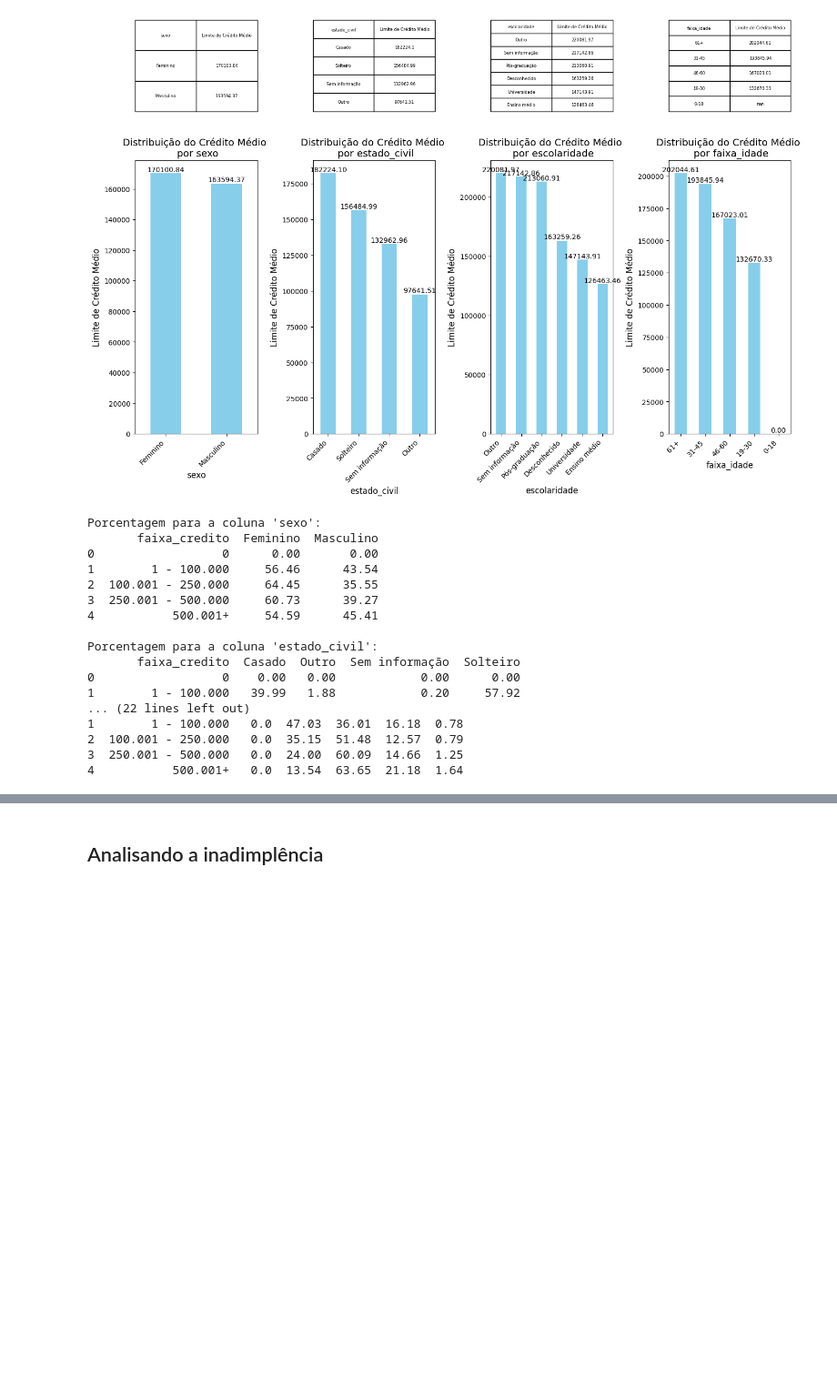
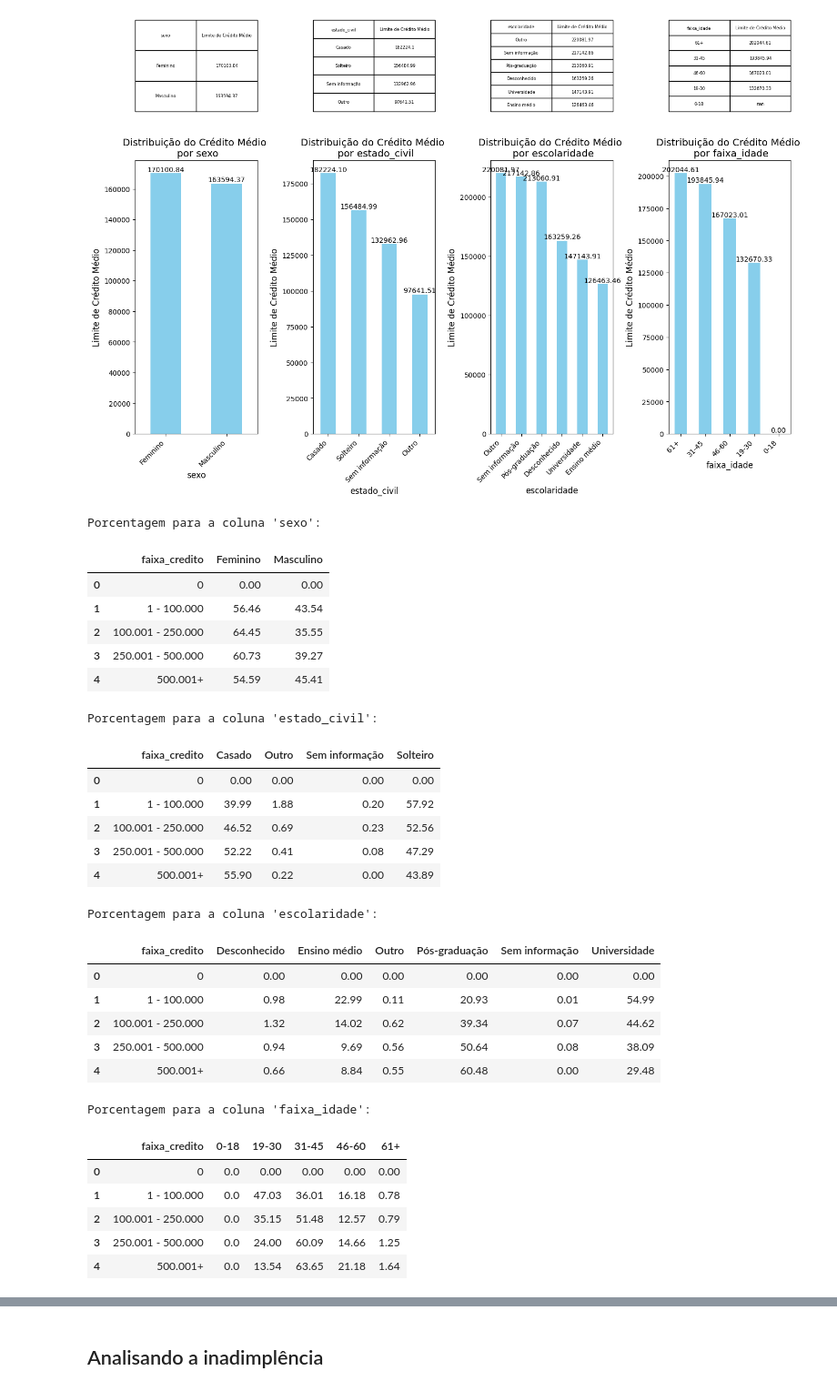
Before and after one commit to santander-coders-1175/logica-de-programacao1, a Jupyter notebook: notebooks/project.ipynb, the cells around one changed output, grey strips where cells are left out. Shown at 91% size. Drawn from its saved outputs; the diff is of its cells as text; code cells hidden in the pictures; blank space fills up the shorter version.

```diff
--- a/notebooks/projeto.ipynb
+++ b/notebooks/project.ipynb
@@ -625,40 +646,50 @@ plt.show()
 # %%
 # Criar um dicionário para armazenar os DataFrames de contagem
 contagem_por_faixa_credito_dict = {}
 
 # Loop para analisar cada coluna
 for coluna in colunas_para_analise:
     # Agrupar por 'Faixa de Crédito' e contar a quantidade das variáveis da coluna atual
-    contagem = (credit_df.groupby('faixa_credito')[coluna]
+    contagem = (credit_df.groupby('faixa_credito', observed=False)[coluna]
                 .value_counts(normalize=True)*100).unstack(fill_value=0).round(2)
 
     # Renomear colunas para mais clareza, se desejar
     contagem.columns.name = None
     contagem = contagem.reset_index()
 
     # Adicionar o DataFrame ao dicionário
     contagem_por_faixa_credito_dict[coluna] = contagem
 
 # Exibir os DataFrames resultantes
 for coluna, contagem in contagem_por_faixa_credito_dict.items():
     print(f"Porcentagem para a coluna '{coluna}':")
-    print(contagem)
-    print()
+    display(contagem)
 # %% [output]
 Porcentagem para a coluna 'sexo':
-       faixa_credito  Feminino  Masculino
-0                  0      0.00       0.00
-1        1 - 100.000     56.46      43.54
-2  100.001 - 250.000     64.45      35.55
-3  250.001 - 500.000     60.73      39.27
-4           500.001+     54.59      45.41
-
-Porcentagem para a coluna 'estado_civil':
-       faixa_credito  Casado  Outro  Sem informação  Solteiro
-0                  0    0.00   0.00            0.00      0.00
-1        1 - 100.000   39.99   1.88            0.20     57.92
-... (22 lines left out)
-1        1 - 100.000   0.0  47.03  36.01  16.18  0.78
-2  100.001 - 250.000   0.0  35.15  51.48  12.57  0.79
-3  250.001 - 500.000   0.0  24.00  60.09  14.66  1.25
-4           500.001+   0.0  13.54  63.65  21.18  1.64
+|  | faixa_credito | Feminino | Masculino |
+| 0 | 0 | 0.00 | 0.00 |
+| 1 | 1 - 100.000 | 56.46 | 43.54 |
+| 2 | 100.001 - 250.000 | 64.45 | 35.55 |
+| 3 | 250.001 - 500.000 | 60.73 | 39.27 |
+| 4 | 500.001+ | 54.59 | 45.41 |
+Porcentagem para a coluna 'estado_civil':
+|  | faixa_credito | Casado | Outro | Sem informação | Solteiro |
+| 0 | 0 | 0.00 | 0.00 | 0.00 | 0.00 |
+| 1 | 1 - 100.000 | 39.99 | 1.88 | 0.20 | 57.92 |
+| 2 | 100.001 - 250.000 | 46.52 | 0.69 | 0.23 | 52.56 |
+| 3 | 250.001 - 500.000 | 52.22 | 0.41 | 0.08 | 47.29 |
+| 4 | 500.001+ | 55.90 | 0.22 | 0.00 | 43.89 |
+Porcentagem para a coluna 'escolaridade':
+|  | faixa_credito | Desconhecido | Ensino médio | Outro | Pós-graduação | Sem informação | Universidade |
+| 0 | 0 | 0.00 | 0.00 | 0.00 | 0.00 | 0.00 | 0.00 |
+| 1 | 1 - 100.000 | 0.98 | 22.99 | 0.11 | 20.93 | 0.01 | 54.99 |
+| 2 | 100.001 - 250.000 | 1.32 | 14.02 | 0.62 | 39.34 | 0.07 | 44.62 |
+| 3 | 250.001 - 500.000 | 0.94 | 9.69 | 0.56 | 50.64 | 0.08 | 38.09 |
+| 4 | 500.001+ | 0.66 | 8.84 | 0.55 | 60.48 | 0.00 | 29.48 |
+Porcentagem para a coluna 'faixa_idade':
+|  | faixa_credito | 0-18 | 19-30 | 31-45 | 46-60 | 61+ |
+| 0 | 0 | 0.0 | 0.00 | 0.00 | 0.00 | 0.00 |
+| 1 | 1 - 100.000 | 0.0 | 47.03 | 36.01 | 16.18 | 0.78 |
+| 2 | 100.001 - 250.000 | 0.0 | 35.15 | 51.48 | 12.57 | 0.79 |
+| 3 | 250.001 - 500.000 | 0.0 | 24.00 | 60.09 | 14.66 | 1.25 |
+| 4 | 500.001+ | 0.0 | 13.54 | 63.65 | 21.18 | 1.64 |
```
Also changed, not shown: parts of 36 cells of this notebook, 8 other files.
